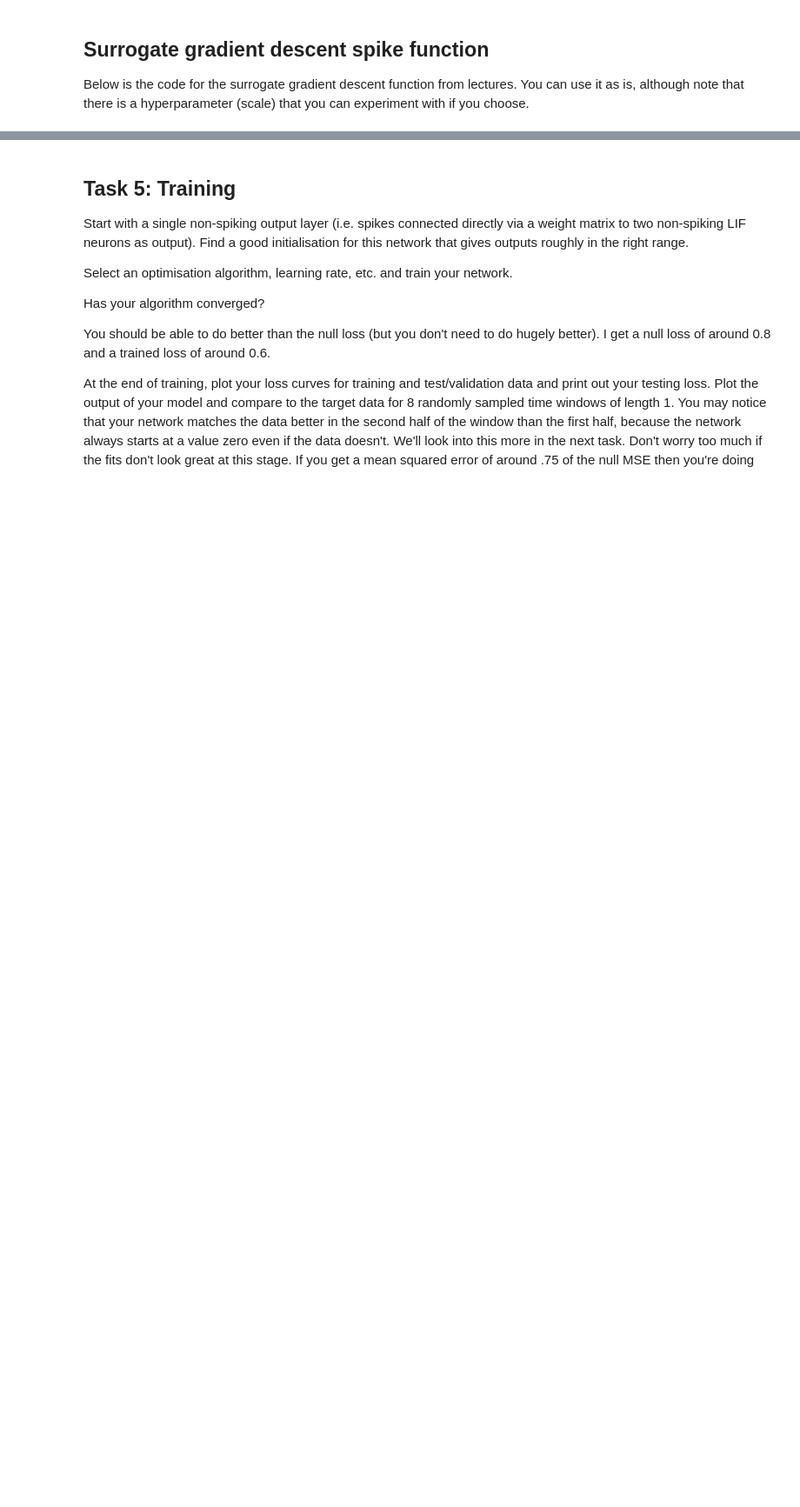
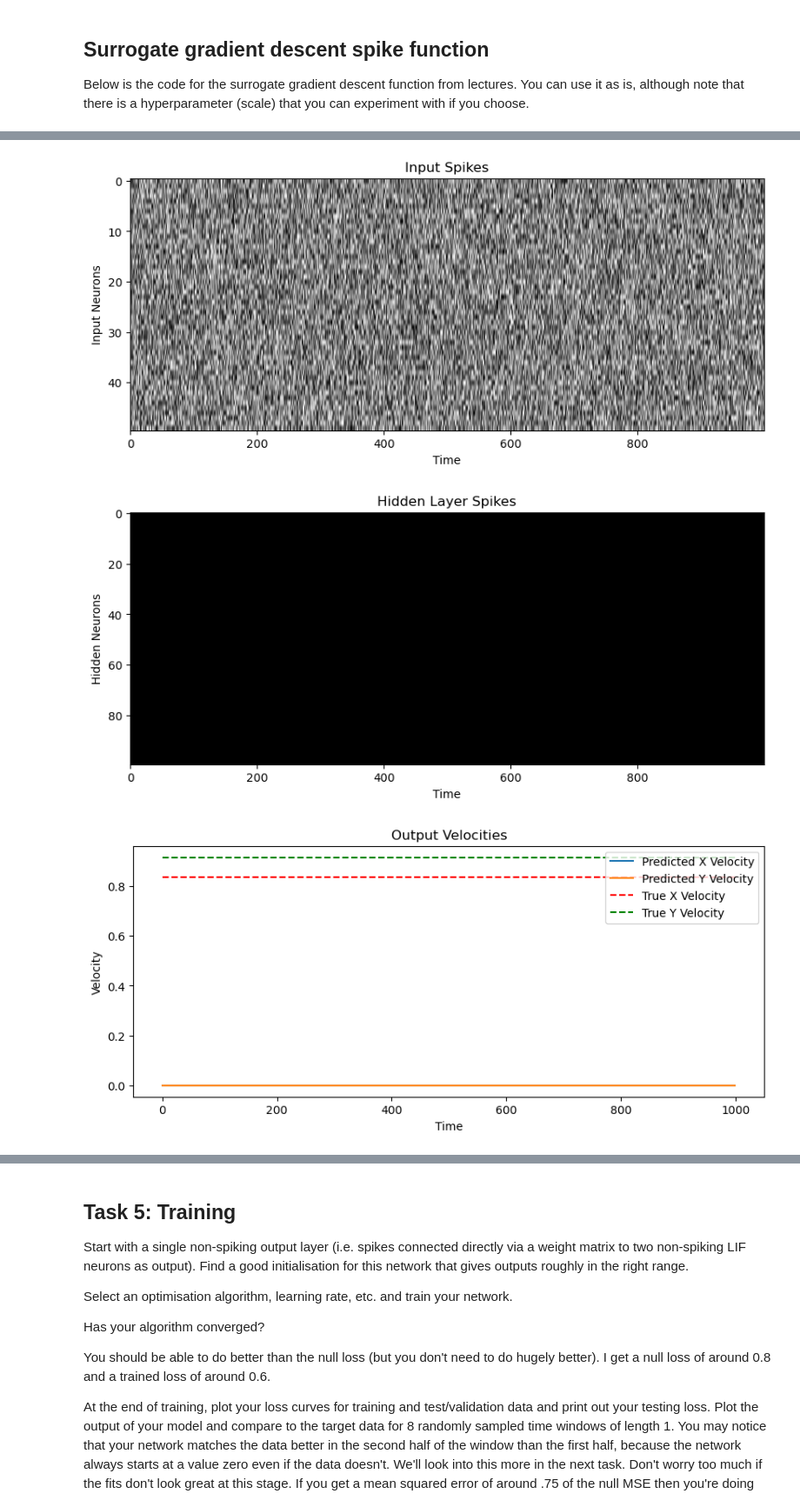
Before and after one commit to codinghasnat/Neuro4ML_2, a Jupyter notebook: Hasnat/cw2-decoding.ipynb, the cells around one changed output, grey strips where cells are left out. Shown at 87% size. Cells and saved outputs as stored; diff of their text form; code cells hidden in the pictures; blank space fills up the shorter version.

```diff
--- a/Hasnat/cw2-decoding.ipynb
+++ b/Hasnat/cw2-decoding.ipynb
@@ -482,0 +584,75 @@ with torch.no_grad():
+# %%
+# 3
+
+# Define the network with one hidden spiking layer and one output non-spiking layer
+class Network(nn.Module):
+    def __init__(self, num_input_neurons):
+        super(Network, self).__init__()
+        self.hidden = SNNLayer(n_in=num_input_neurons, n_out=100, spiking=True, tau=0.05)
+        self.output = SNNLayer(n_in=100, n_out=2, spiking=False, tau=0.5)
+
+    def forward(self, x):
+        hidden_spikes = self.hidden(x)
+        output = self.output(hidden_spikes)
+        return output, hidden_spikes
+
+# Sample data generation (replace with actual data loading)
+def generate_sample_data(batch_size, num_input_neurons, num_time_points):
+    inputs = torch.rand(batch_size, num_input_neurons, num_time_points)
+    targets = torch.rand(batch_size, 2)
+    return inputs, targets
+
+# Create a random sample of data of length 1 second
+batch_size = 1
+num_input_neurons = 50  # Replace with actual number of input neurons
+num_time_points = 1000  # Replace with actual number of time points
+inputs, targets = generate_sample_data(batch_size, num_input_neurons, num_time_points)
+
+# Initialize the network
+network = Network(num_input_neurons=num_input_neurons)
+
+# Run the network on the sample input
+with torch.no_grad():
+    outputs, hidden_spikes = network(inputs)
+
+# Plot input spikes
+plt.figure(figsize=(10, 4))
+plt.imshow(inputs[0], aspect='auto', cmap='gray')
+plt.title('Input Spikes')
+plt.xlabel('Time')
+plt.ylabel('Input Neurons')
+plt.show()
+
+# Plot hidden layer spikes
+plt.figure(figsize=(10, 4))
+plt.imshow(hidden_spikes[0], aspect='auto', cmap='gray')
+plt.title('Hidden Layer Spikes')
+plt.xlabel('Time')
+plt.ylabel('Hidden Neurons')
+plt.show()
+
+# Plot output velocities and target velocities
+time = range(outputs.shape[2])
+plt.figure(figsize=(10, 4))
+plt.plot(time, outputs[0, 0].cpu().numpy(), label='Predicted X Velocity')
+plt.plot(time, outputs[0, 1].cpu().numpy(), label='Predicted Y Velocity')
+plt.hlines(targets[0, 0].cpu().numpy(), xmin=0, xmax=num_time_points, colors='r', linestyles='dashed', label='True X Velocity')
+plt.hlines(targets[0, 1].cpu().numpy(), xmin=0, xmax=num_time_points, colors='g', linestyles='dashed', label='True Y Velocity')
+plt.title('Output Velocities')
+plt.xlabel('Time')
+plt.ylabel('Velocity')
+plt.legend()
+plt.show()
+
+# Compute firing rates of hidden layer
+firing_rates = hidden_spikes.sum(dim=2).cpu().numpy().flatten()
+plt.figure(figsize=(6, 4))
+plt.hist(firing_rates, bins=20)
+plt.title('Firing Rates of Hidden Layer Neurons')
+plt.xlabel('Total Spikes')
+plt.ylabel('Number of Neurons')
+plt.show()
+# %% [output]
+[figure, added]
+[figure, added]
+[figure, added]
```
Also changed, not shown: parts of 15 cells of this notebook.
